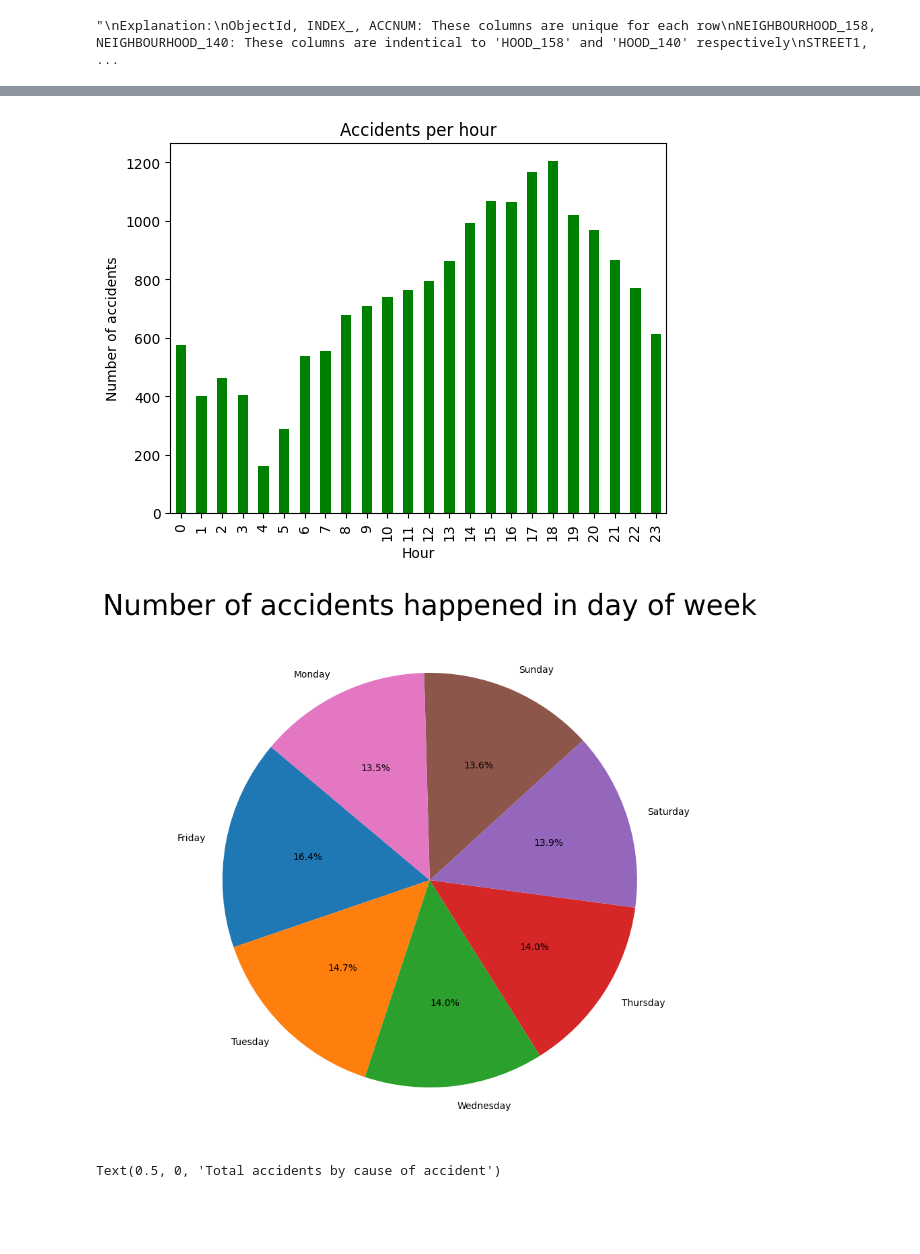
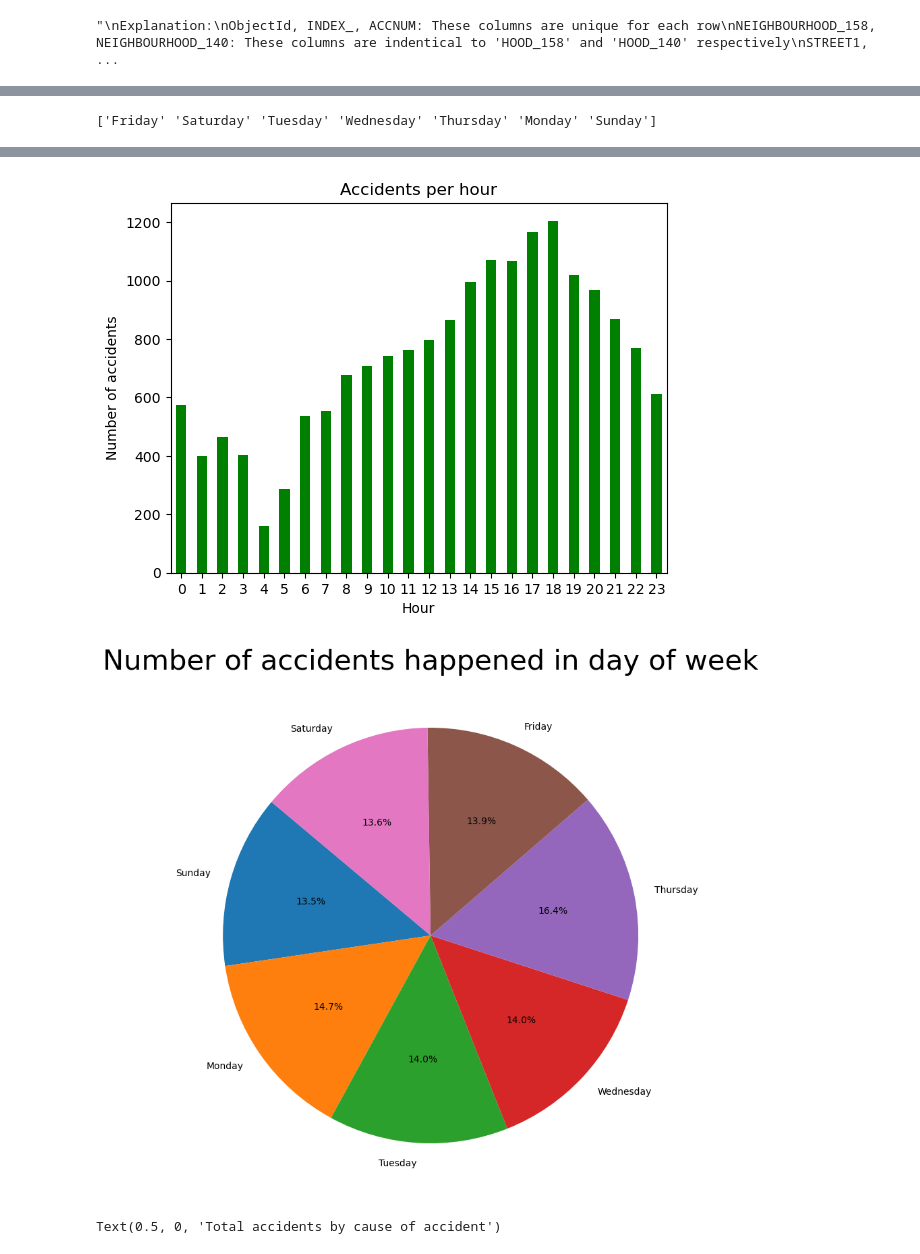
Before and after one commit to AazainKhan/toronto-collision-prediction, a Jupyter notebook: KSI_notebook.ipynb, the cells around one changed output, grey strips where cells are left out. Cells and saved outputs as stored; diff of their text form; code cells hidden in the pictures; blank space fills up the shorter version.

Commit message:
Adjusted DAY_OF_WEEK

```diff
--- a/KSI_notebook.ipynb
+++ b/KSI_notebook.ipynb
@@ -194,8 +194,11 @@ df[['HOUR', 'MINUTES']] = df['TIME'].apply(
 
 df['MONTH'] = df['DATE'].dt.month_name()  # Get months
 df['DAY'] = df['DATE'].dt.day  # Get days
-df['DAY_OF_WEEK'] = df['DATE'].dt.day_name()  # Get days of week
+df['DAY_OF_WEEK'] = df['DATE'].dt.weekday + 1  # Get days of week
+df['DAY_OF_WEEK'] = df['DAY_OF_WEEK'].replace({1: 'Sunday', 2: 'Monday', 3: 'Tuesday', 4: 'Wednesday', 5: 'Thursday', 6: 'Friday', 7: 'Saturday'})
 df = df.drop(columns=['DATE'], axis=1)  # Drop 'DATE' column
+# %% [output]
+['Friday' 'Saturday' 'Tuesday' 'Wednesday' 'Thursday' 'Monday' 'Sunday']
 # %%
 # accidents over the years green line plot to show the trend
 plt.figure(figsize=(10, 6))
@@ -225,20 +228,22 @@ df['HOUR'].value_counts().sort_index().plot(kind='bar', color='green')
 plt.xlabel('Hour')
 plt.ylabel('Number of accidents')
 plt.title('Accidents per hour')
+plt.xticks(rotation=0)
 plt.show()
 # %% [output]
-[figure, old version]
+[figure, new version]
 # %%
 plt.figure(figsize=(10, 10))
-df['DAY_OF_WEEK'].value_counts().plot(
+ordered_days = ['Sunday', 'Monday', 'Tuesday', 'Wednesday', 'Thursday', 'Friday', 'Saturday']
+df['DAY_OF_WEEK'].value_counts().reindex(ordered_days).plot(
     kind='pie', autopct='%1.1f%%', startangle=140)
 plt.title('Number of accidents happened in day of week', fontsize=30)
 plt.xticks(fontsize=30)
 plt.yticks(fontsize=30)
 plt.ylabel('')
 plt.show()
 # %% [output]
-[figure, old version]
+[figure, new version]
 # %%
 KSI_pivot_cause = df.pivot_table(index='YEAR',
                                  values=['SPEEDING', 'AG_DRIV',
```
Also changed, not shown: parts of 5 cells of this notebook, 1 other file.
